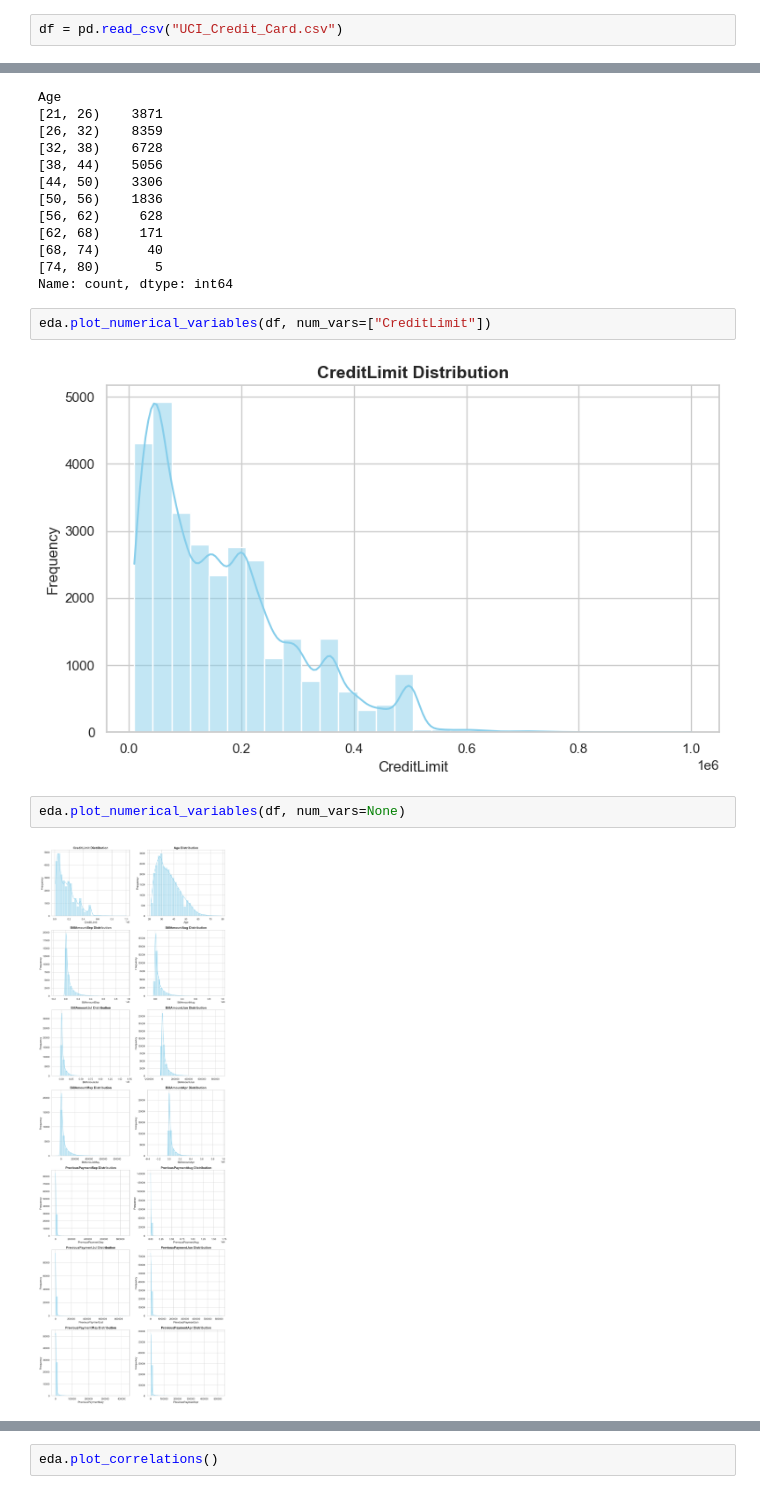
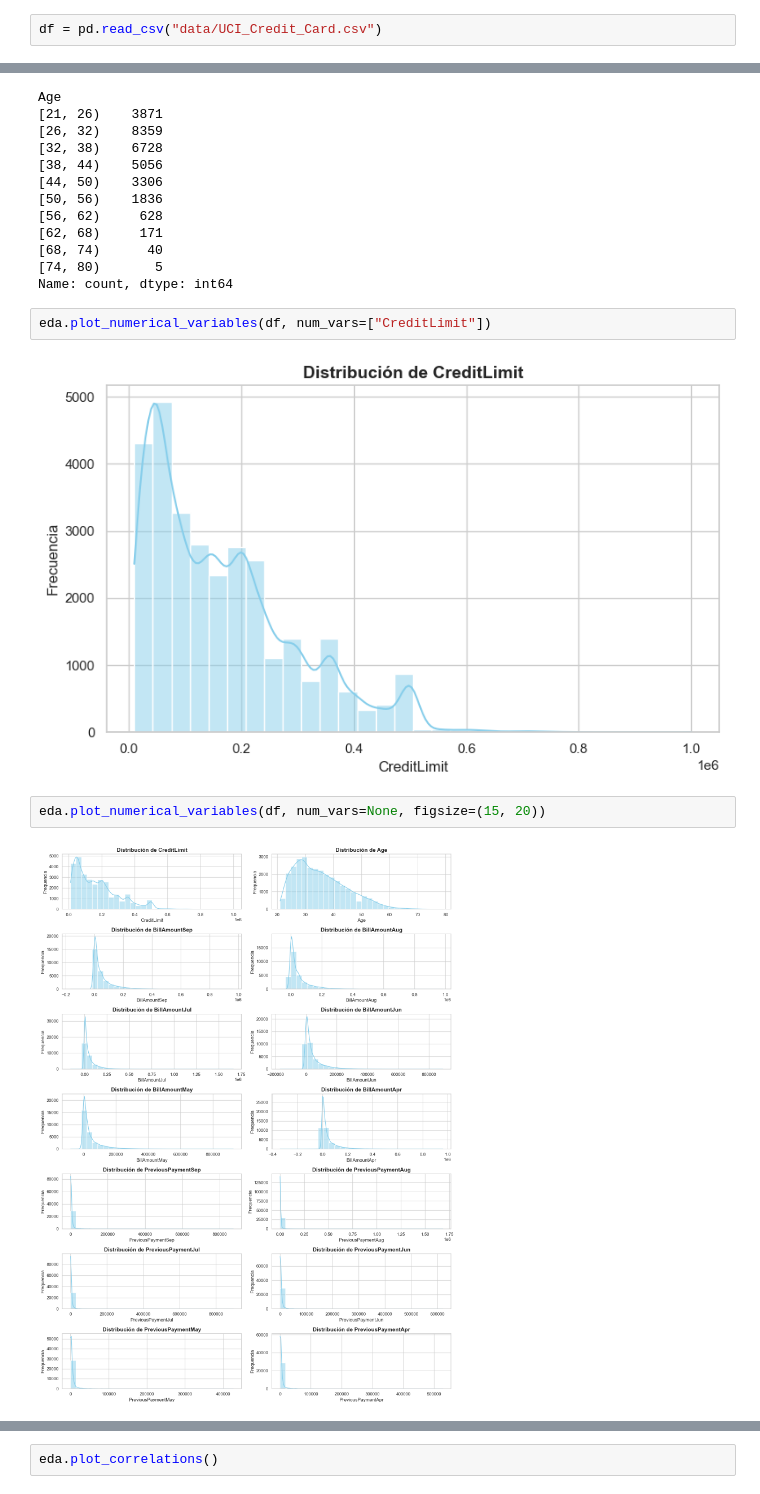
Before and after one commit to marioUnir/TFM, a Jupyter notebook: notebooks/1-EDA.ipynb, the cells around one changed output, grey strips where cells are left out. Cells and saved outputs as stored; diff of their text form.

Commit message:
[EDA] add images and code in spanish

```diff
--- a/notebooks/1-EDA.ipynb
+++ b/notebooks/1-EDA.ipynb
@@ -15,7 +20,7 @@ sys.path.append(r'D:\Programas\GitHub\TFM')
 # %% [markdown]
 # Load Data
 # %%
-df = pd.read_csv("UCI_Credit_Card.csv")
+df = pd.read_csv("data/UCI_Credit_Card.csv")
 # %%
 df
 # %% [output]
@@ -156,11 +160,11 @@ Name: count, dtype: int64
 # %%
 eda.plot_numerical_variables(df, num_vars=["CreditLimit"])
 # %% [output]
-[figure, old version]
+[figure, new version]
 # %%
-eda.plot_numerical_variables(df, num_vars=None)
+eda.plot_numerical_variables(df, num_vars=None, figsize=(15, 20))
 # %% [output]
-[figure, old version]
+[figure, new version]
 # %%
 eda.plot_categorical_variables(df, cat_vars=["Gender", "Marriage", "RepaymentStatusSep"])
 # %% [output]
```
Also changed, not shown: parts of 10 cells of this notebook, 7 other files.
